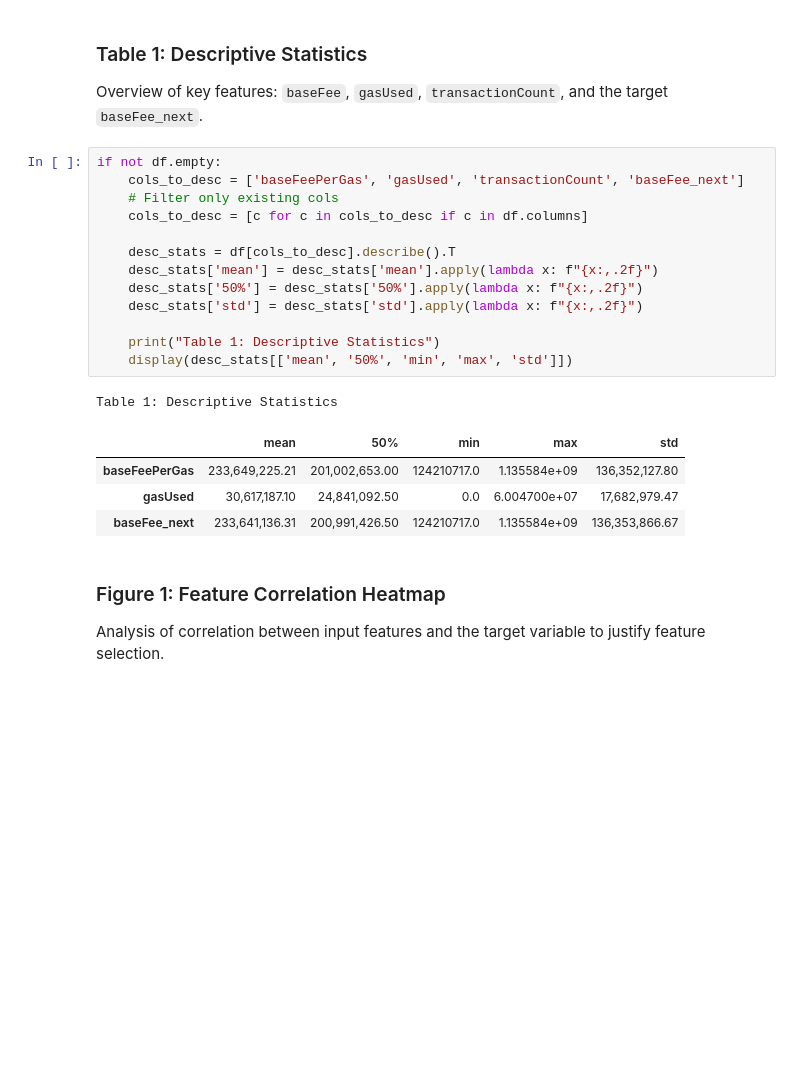
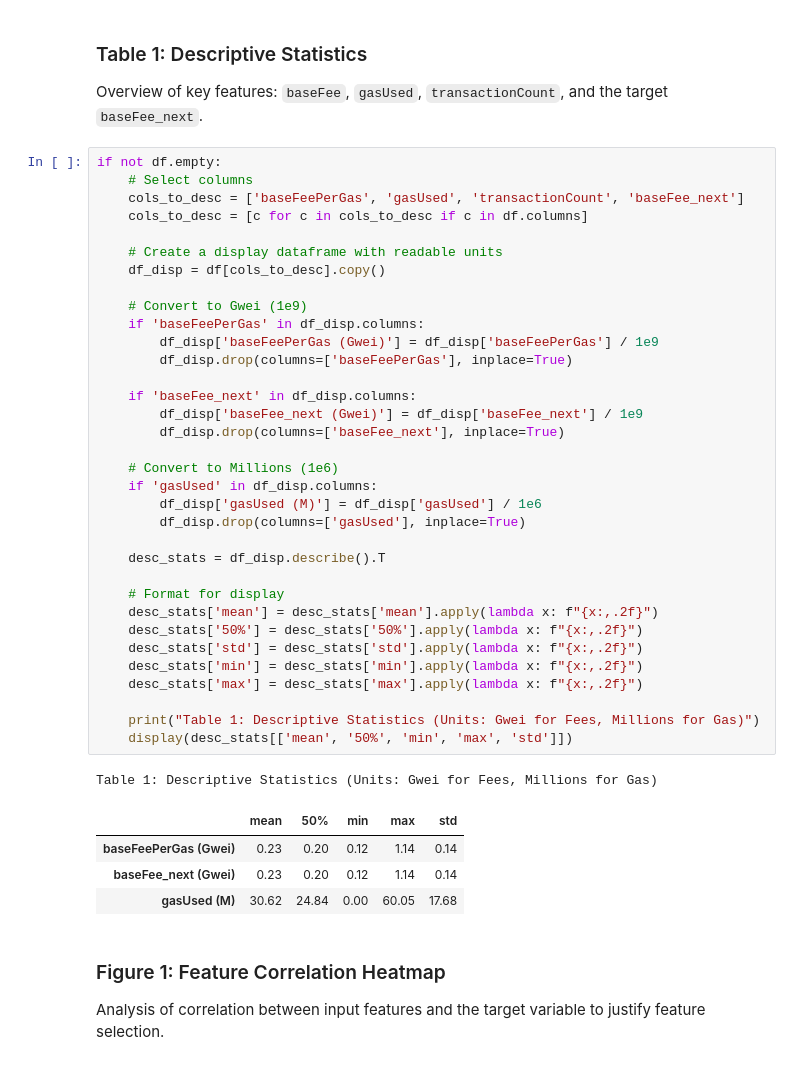
Before and after one commit to Vanszs/SKRIPSI, a Jupyter notebook: gas-ml/notebooks/04_Model_Comparison.ipynb, the cells around one changed output. Saved outputs shown, nothing was run; the diff lists cells and outputs as text; blank space fills up the shorter version.

```diff
--- a/gas-ml/notebooks/04_Model_Comparison.ipynb
+++ b/gas-ml/notebooks/04_Model_Comparison.ipynb
@@ -41,23 +41,44 @@ Loaded data: (9994, 66)
 Overview of key features: `baseFee`, `gasUsed`, `transactionCount`, and the target `baseFee_next`.
 # %%
 if not df.empty:
+    # Select columns
     cols_to_desc = ['baseFeePerGas', 'gasUsed', 'transactionCount', 'baseFee_next']
-    # Filter only existing cols
     cols_to_desc = [c for c in cols_to_desc if c in df.columns]
 
-    desc_stats = df[cols_to_desc].describe().T
+    # Create a display dataframe with readable units
+    df_disp = df[cols_to_desc].copy()
+
+    # Convert to Gwei (1e9)
+    if 'baseFeePerGas' in df_disp.columns:
+        df_disp['baseFeePerGas (Gwei)'] = df_disp['baseFeePerGas'] / 1e9
+        df_disp.drop(columns=['baseFeePerGas'], inplace=True)
+
+    if 'baseFee_next' in df_disp.columns:
+        df_disp['baseFee_next (Gwei)'] = df_disp['baseFee_next'] / 1e9
+        df_disp.drop(columns=['baseFee_next'], inplace=True)
+
+    # Convert to Millions (1e6)
+    if 'gasUsed' in df_disp.columns:
+        df_disp['gasUsed (M)'] = df_disp['gasUsed'] / 1e6
+        df_disp.drop(columns=['gasUsed'], inplace=True)
+
+    desc_stats = df_disp.describe().T
+
+    # Format for display
     desc_stats['mean'] = desc_stats['mean'].apply(lambda x: f"{x:,.2f}")
     desc_stats['50%'] = desc_stats['50%'].apply(lambda x: f"{x:,.2f}")
     desc_stats['std'] = desc_stats['std'].apply(lambda x: f"{x:,.2f}")
+    desc_stats['min'] = desc_stats['min'].apply(lambda x: f"{x:,.2f}")
+    desc_stats['max'] = desc_stats['max'].apply(lambda x: f"{x:,.2f}")
 
-    print("Table 1: Descriptive Statistics")
+    print("Table 1: Descriptive Statistics (Units: Gwei for Fees, Millions for Gas)")
     display(desc_stats[['mean', '50%', 'min', 'max', 'std']])
 # %% [output]
-Table 1: Descriptive Statistics
+Table 1: Descriptive Statistics (Units: Gwei for Fees, Millions for Gas)
 |  | mean | 50% | min | max | std |
-| baseFeePerGas | 233,649,225.21 | 201,002,653.00 | 124210717.0 | 1.135584e+09 | 136,352,127.80 |
-| gasUsed | 30,617,187.10 | 24,841,092.50 | 0.0 | 6.004700e+07 | 17,682,979.47 |
-| baseFee_next | 233,641,136.31 | 200,991,426.50 | 124210717.0 | 1.135584e+09 | 136,353,866.67 |
+| baseFeePerGas (Gwei) | 0.23 | 0.20 | 0.12 | 1.14 | 0.14 |
+| baseFee_next (Gwei) | 0.23 | 0.20 | 0.12 | 1.14 | 0.14 |
+| gasUsed (M) | 30.62 | 24.84 | 0.00 | 60.05 | 17.68 |
 # %% [markdown]
 ### Figure 1: Feature Correlation Heatmap
 Analysis of correlation between input features and the target variable to justify feature selection.
```
Also changed, not shown: 4 other files.
